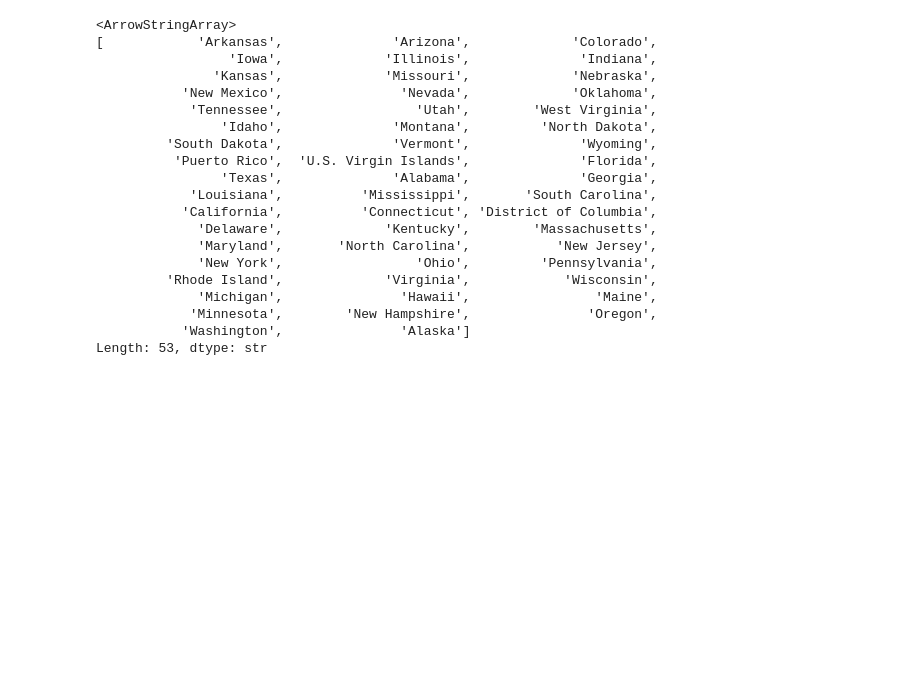
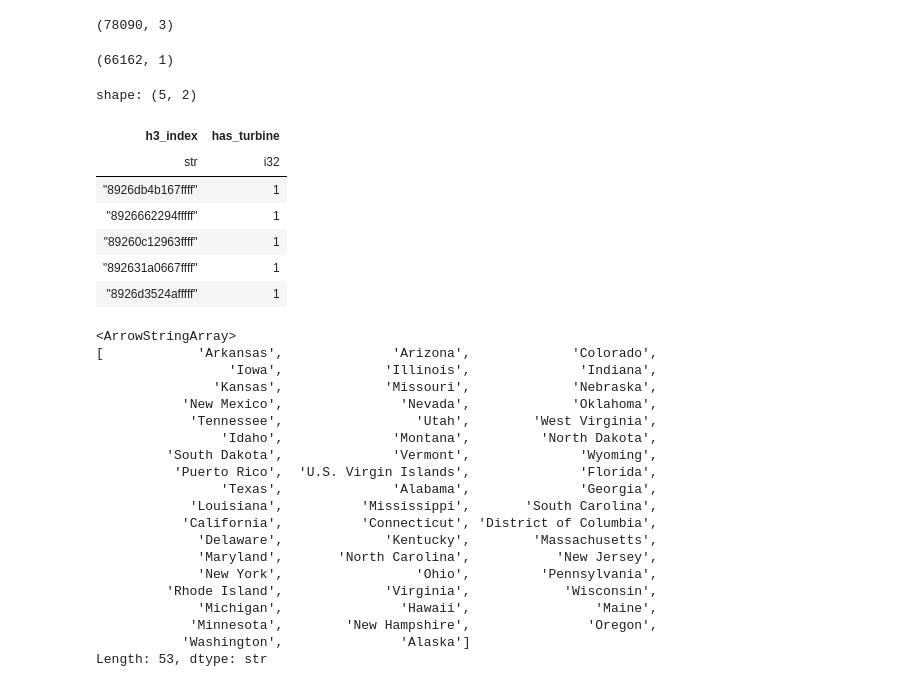
Before and after one commit to Luke-Pitstick/renewably-wind, a Jupyter notebook: src/python/ml/notebooks/viability/generate_h3_cells.ipynb, the cells around one changed output. Cells and saved outputs as stored; diff of their text form; code cells hidden in the pictures; blank space fills up the shorter version.

Commit message:
finished code to generate random h3 cells and associate the turbine dataset with them

```diff
--- a/src/python/ml/notebooks/viability/generate_h3_cells.ipynb
+++ b/src/python/ml/notebooks/viability/generate_h3_cells.ipynb
@@ -5,3 +7,53 @@ import geopandas as gpd
+# %%
+# load df with turbines
+turbine_gdf = gpd.read_file("../../../ml/data/geoJSON/wind_us_farms.geojson")
+# %%
+turbine_gdf = turbine_gdf.to_crs(epsg=4326)
+centroids = turbine_gdf.geometry.to_crs(3857).centroid.to_crs(4326)
+turbine_gdf['longitude'] = centroids.x
+turbine_gdf['latitude'] = centroids.y
+# %%
+turbine_gdf = turbine_gdf[['fid', 'longitude', 'latitude']]
+turbine_gdf.shape
+# %% [output]
+(78090, 3)
+# %%
+res = 9
+
+turbine_cells = (
+    pl.from_records(
+        [
+            (h3.latlng_to_cell(lat, lon, res),)
+            for lat, lon in zip(
+                turbine_gdf["latitude"],
+                turbine_gdf["longitude"],
+            )
+        ],
+        schema=["h3_index"],
+        orient="row"
+    )
+    .unique()
+)
+# %%
+turbine_cells.shape
+# %% [output]
+(66162, 1)
+# %%
+df = pl.DataFrame(turbine_cells, schema=["h3_index"])
+df = df.with_columns(
+    pl.lit(1).alias("has_turbine")
+)
+
+df.head()
+# %% [output]
+shape: (5, 2)
+| h3_index | has_turbine |
+| str | i32 |
+| "8926db4b167ffff" | 1 |
+| "8926662294fffff" | 1 |
+| "89260c12963ffff" | 1 |
+| "892631a0667ffff" | 1 |
+| "8926d3524afffff" | 1 |
 # %%
 # Use a US states GeoJSON — or load your own
 us_geojson = gpd.read_file("../data/US_StateBoundaries.geojson")
```
Also changed, not shown: parts of 12 cells of this notebook.
